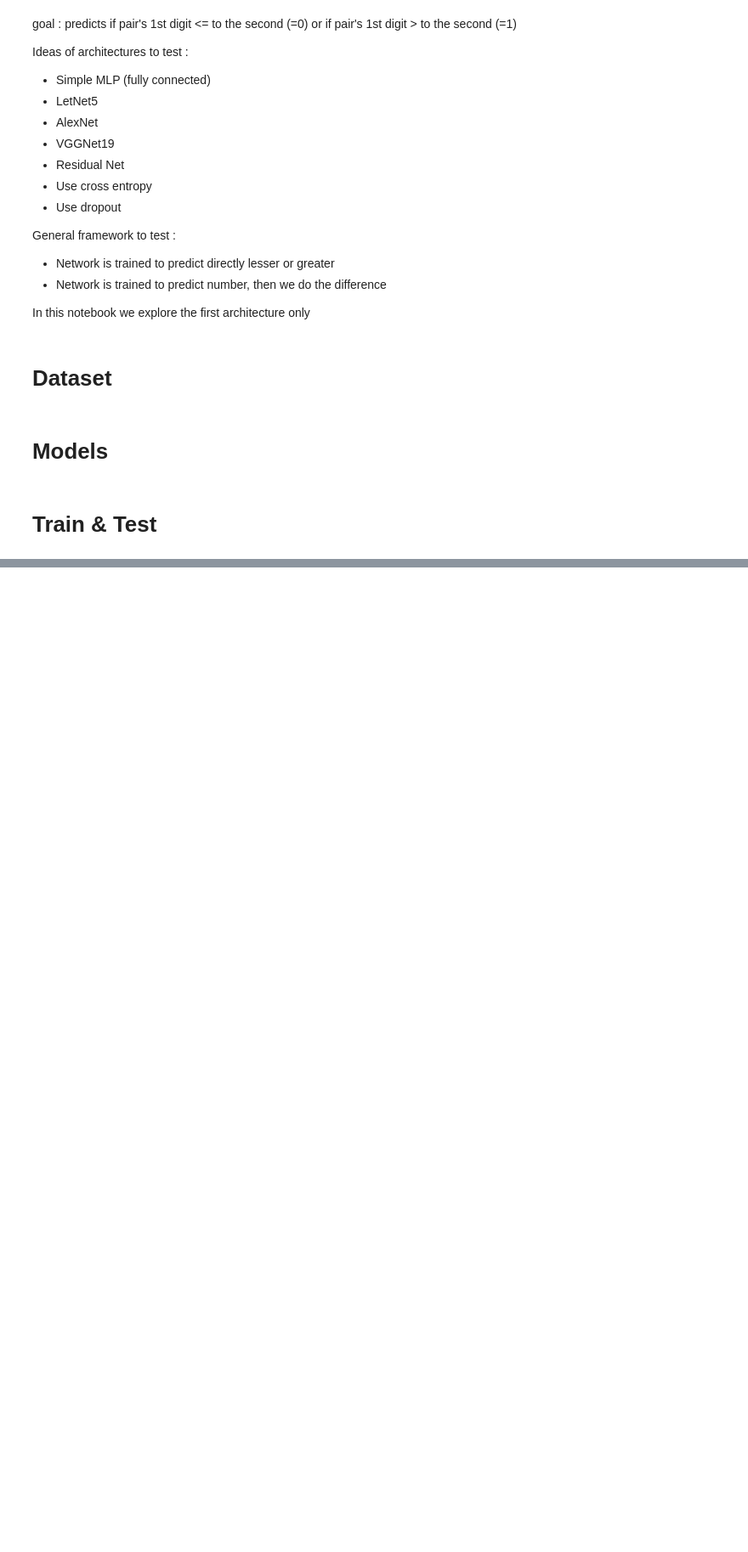
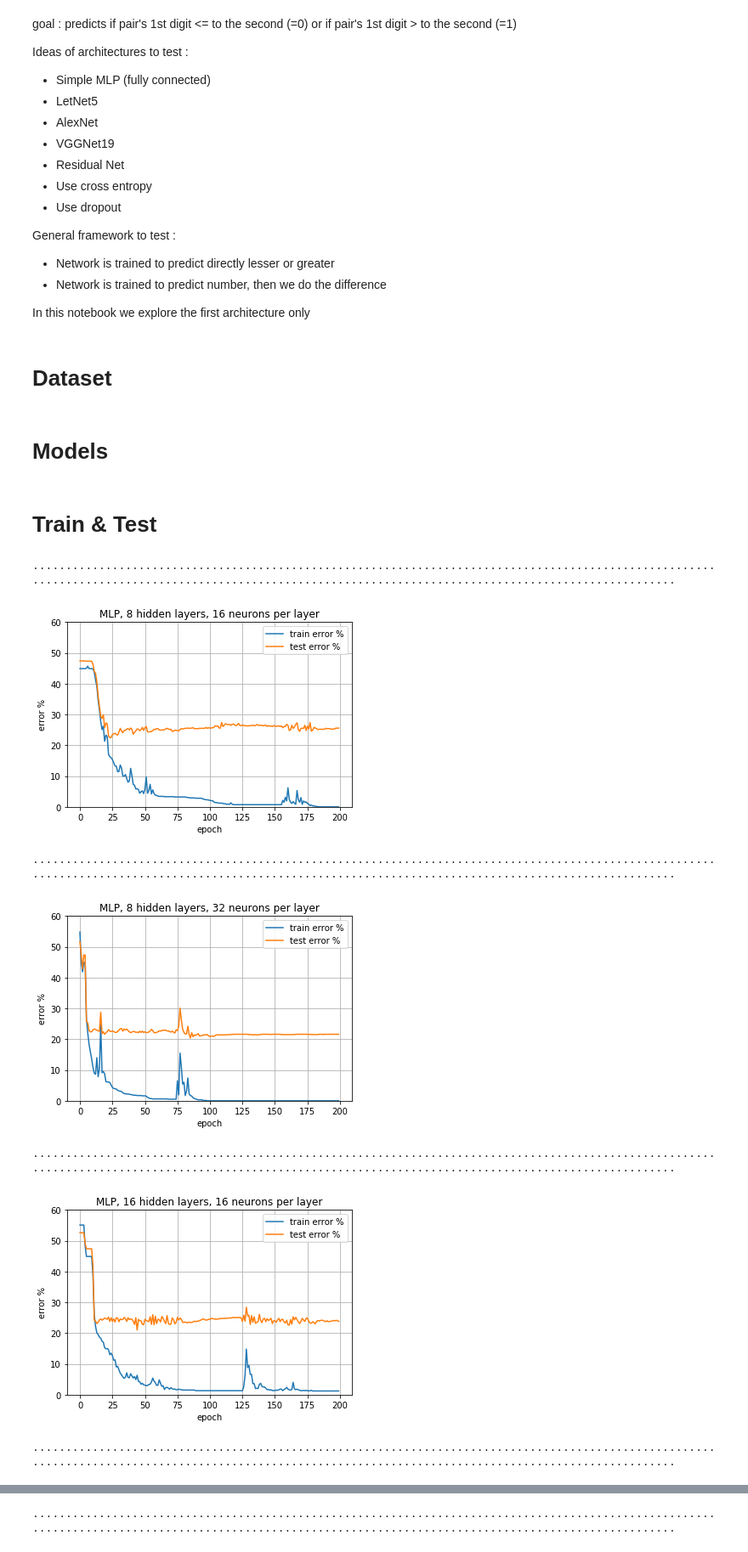
Before and after one commit to Didi-26/DeepLearningProjects, a Jupyter notebook: Proj1/Hugo/train.ipynb, the cells around one changed output, grey strips where cells are left out. Shown: that part at 85% size. Cells and saved outputs as stored; diff of their text form; code cells hidden in the pictures; blank space fills up the shorter version.

```diff
--- a/Proj1/Hugo/train.ipynb
+++ b/Proj1/Hugo/train.ipynb
@@ -29,9 +29,16 @@ import matplotlib.pyplot as plt
 # %%
 class PairsDataset(Dataset):
 
-    def __init__(self, train_input, train_target):
-        self.train_input = train_input
-        self.train_target = train_target
+    def __init__(self, train_input, train_target, augment_data=False):
+        if augment_data :
+            # Create the inversed pairs (data augmentation)
+            train_input_rev = train_input[:,[1,0],:,:]
+            train_target_rev = train_target[:,[1,0]]
+            self.train_input = torch.cat((train_input,train_input_rev))
+            self.train_target = torch.cat((train_target,train_target_rev))
+        else :
+            self.train_input = train_input
+            self.train_target = train_target
 
     def __len__(self):
         return len(self.train_input)
@@ -176 +262,17 @@ def plot_errors(train_errors, test_errors):
     plt.show()
+# %%
+# MLP Models
+for L in [8, 16, 32] :
+    for h in [16, 32] :
+        model = MLP(L, h)
+        train_errors, test_errors = train(model, train_input, train_target, test_input, test_target)
+        plot_errors(train_errors, test_errors, 'MLP, {} hidden layers, {} neurons per layer'.format(L,h))
+        del model
+# %% [output]
+........................................................................................................................................................................................................
+[figure, added]
+........................................................................................................................................................................................................
+[figure, added]
+........................................................................................................................................................................................................
+[figure, added]
+........................................................................................................................................................................................................
@@ -176,0 +280 @@ def plot_errors(train_errors, test_errors):
+........................................................................................................................................................................................................
```
Also changed, not shown: parts of 11 cells of this notebook.
